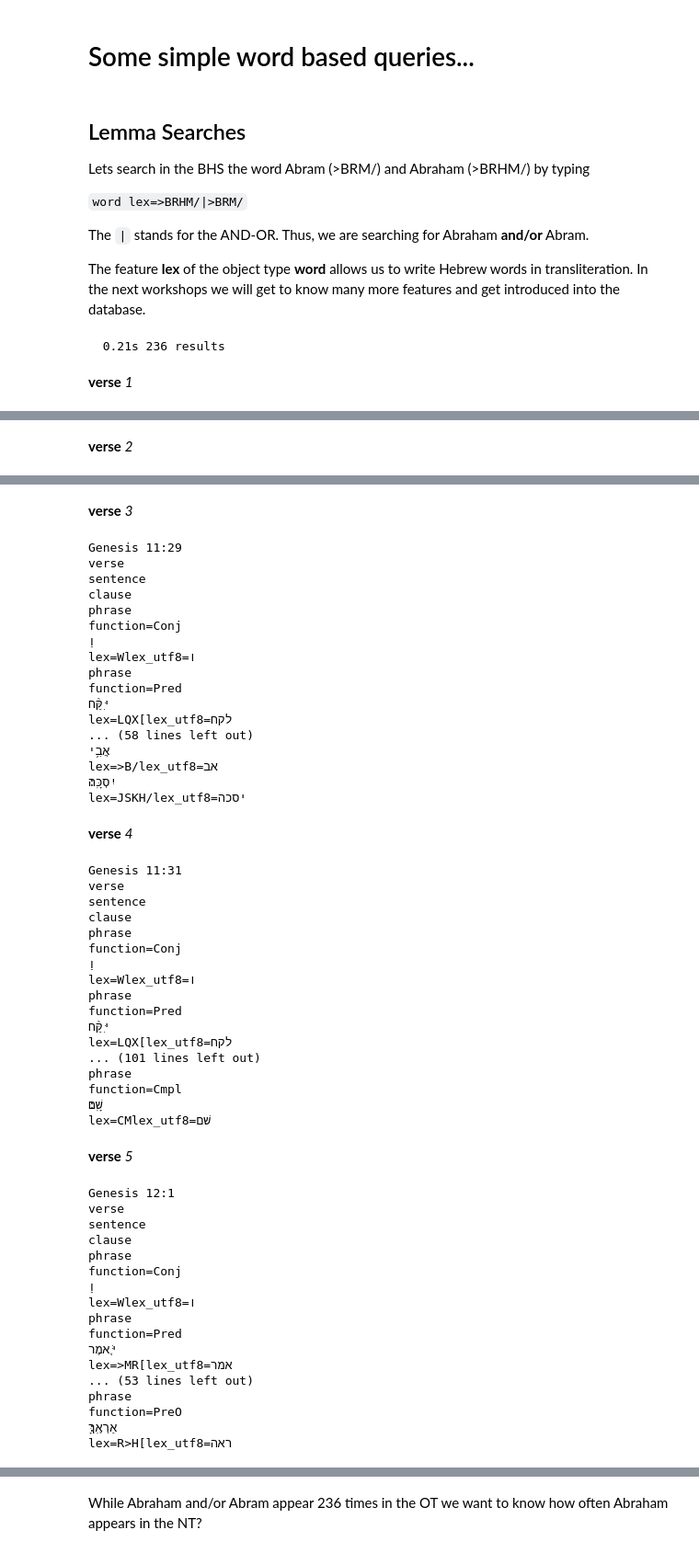
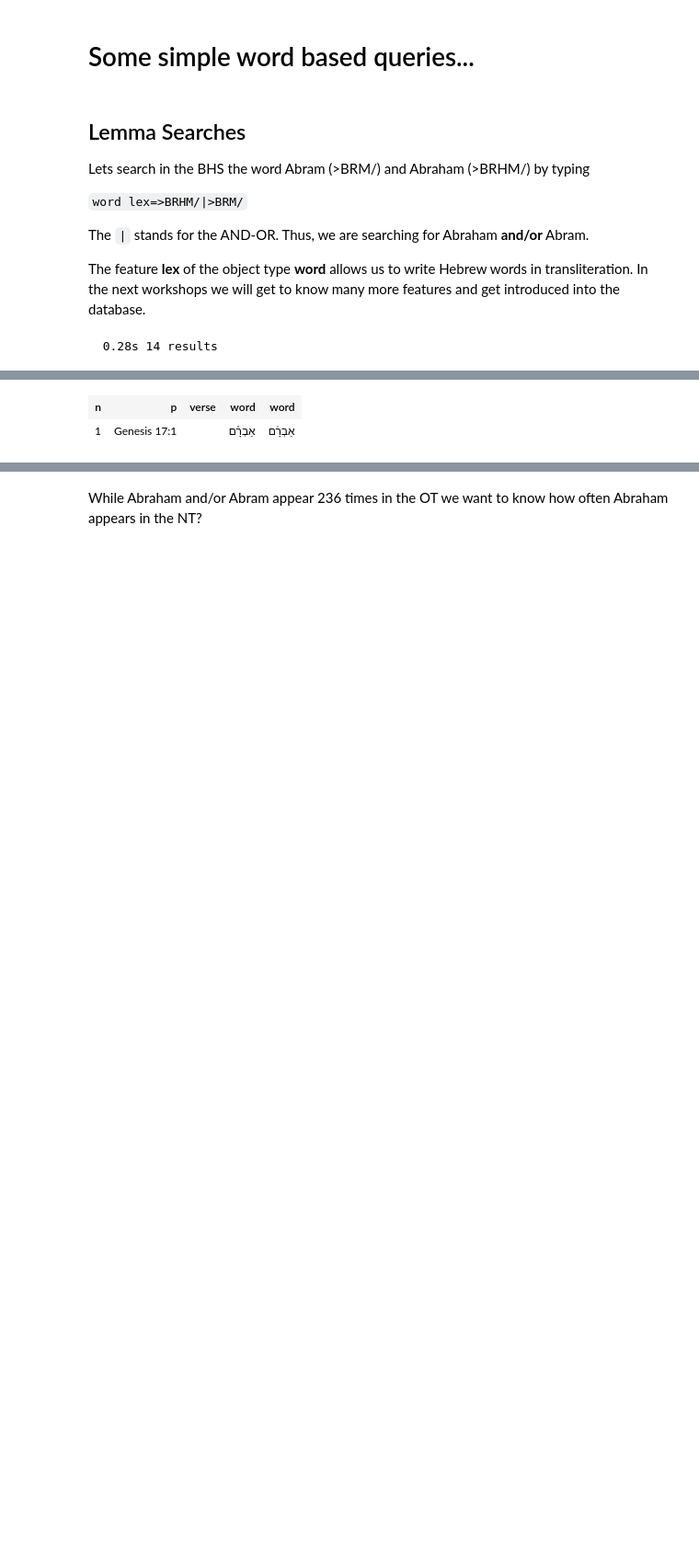
Before and after one commit to oliverglanz/Text-Fabric, a Jupyter notebook: Research-Workshop-Series/0200_PhD-Workshop_TF_002_jupyter-notebooks-intro.ipynb, the cells around one changed output, grey strips where cells are left out. Shown at 92% size. Saved outputs shown, nothing was run; the diff lists cells and outputs as text; code cells hidden in the pictures; blank space fills up the shorter version.

```diff
--- a/Research-Workshop-Series/0200_PhD-Workshop_TF_002_jupyter-notebooks-intro.ipynb
+++ b/Research-Workshop-Series/0200_PhD-Workshop_TF_002_jupyter-notebooks-intro.ipynb
@@ -118,10 +257,10 @@ The feature **lex** of the object type **word** allows us to write Hebrew words
 # %%
 # Searching for "Abram" and "Abraham" in the OT
 BHSAbrahamSearch = '''
-word lex=>BRHM/|>BRM/
+chapter book=Genesis chapter=17
+   word  lex=>BRHM/|>BRM/
 '''
 BHSAbrahamSearch  = BHS.search(BHSAbrahamSearch)
-BHS.show(BHSAbrahamSearch, start=1, end=5, extraFeatures={'function', 'lex_utf8'}, condensed=True)
+BHS.table(BHSAbrahamSearch, start=1, end=1, extraFeatures={'function', 'lex_utf8'}, condensed=True)
 # %% [output]
-  0.21s 236 results
+  0.28s 14 results
-verse 1
@@ -145 +266,0 @@ lex=HRN/lex_utf8=הרן
-verse 2
@@ -163,54 +267,2 @@ lex=LWV=/lex_utf8=לוט
-verse 3
-Genesis 11:29
-verse
-sentence
-clause
-phrase
-function=Conj
-וַ
-lex=Wlex_utf8=ו
-phrase
-function=Pred
-יִּקַּ֨ח
-lex=LQX[lex_utf8=לקח
-... (58 lines left out)
-אֲבִ֥י
-lex=>B/lex_utf8=אב
-יִסְכָּֽה׃
-lex=JSKH/lex_utf8=יסכה
-verse 4
-Genesis 11:31
-verse
-sentence
-clause
-phrase
-function=Conj
-וַ
-lex=Wlex_utf8=ו
-phrase
-function=Pred
-יִּקַּ֨ח
-lex=LQX[lex_utf8=לקח
-... (101 lines left out)
-phrase
-function=Cmpl
-שָֽׁם׃
-lex=CMlex_utf8=שׁם
-verse 5
-Genesis 12:1
-verse
-sentence
-clause
-phrase
-function=Conj
-וַ
-lex=Wlex_utf8=ו
-phrase
-function=Pred
-יֹּ֤אמֶר
-lex=>MR[lex_utf8=אמר
-... (53 lines left out)
-phrase
-function=PreO
-אַרְאֶֽךָּ׃
-lex=R>H[lex_utf8=ראה
+| n | p | verse | word | word |
+| 1 | Genesis 17:1 |  | אַבְרָ֗ם | אַבְרָ֔ם |
```
Also changed, not shown: parts of 24 cells of this notebook, 1 other file.
